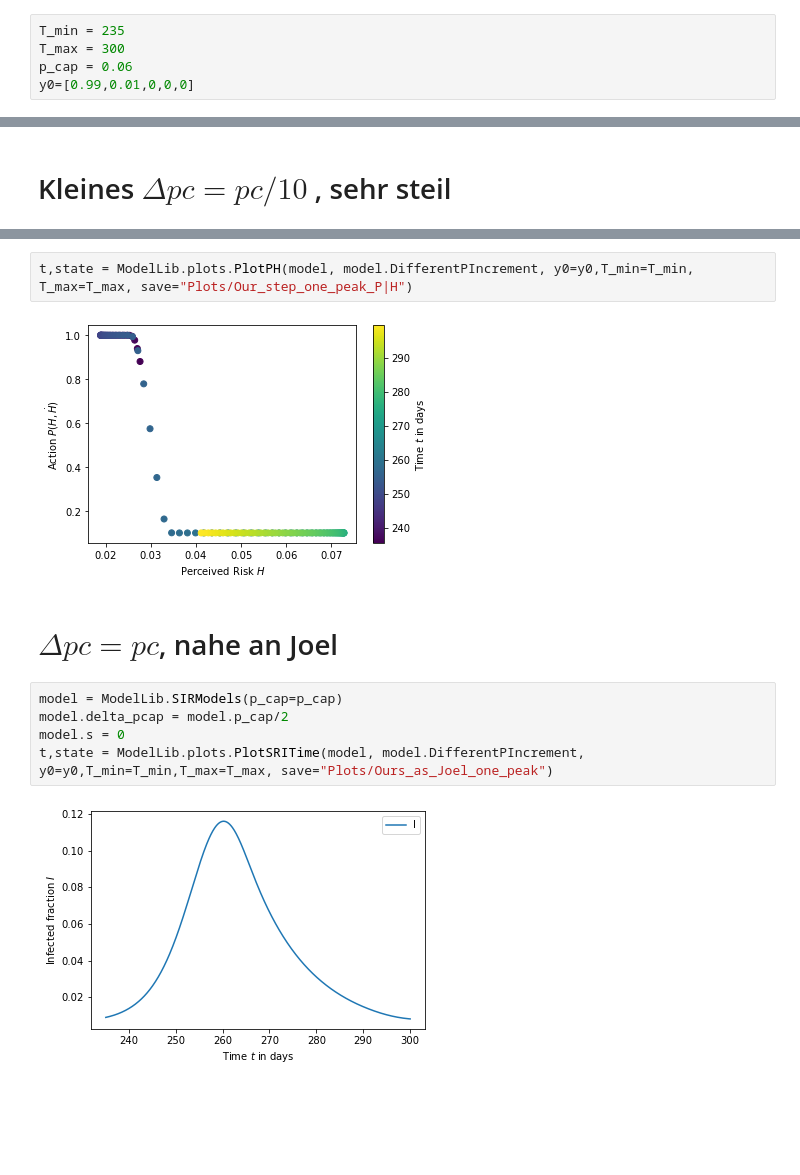
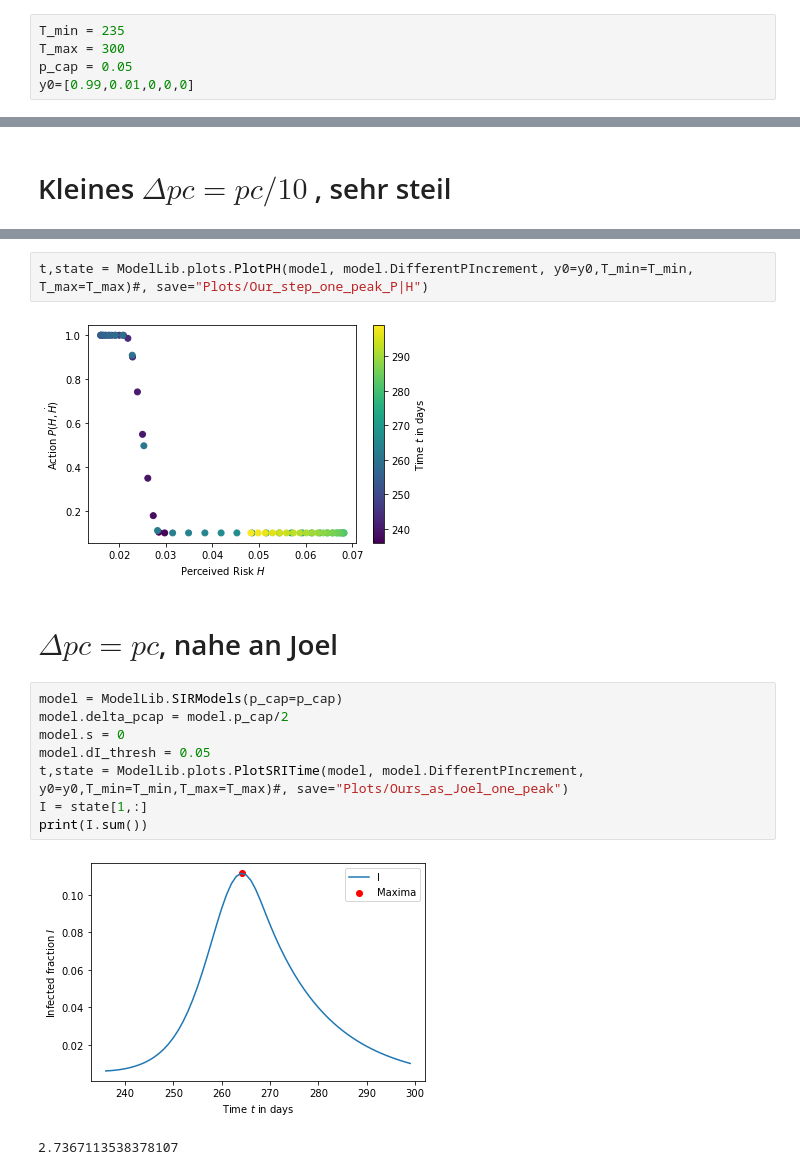
Before and after one commit to simonblaue/Epidemics_SRI_model, a Jupyter notebook: One_Peak.ipynb, the cells around one changed output, grey strips where cells are left out. Cells and saved outputs as stored; diff of their text form; blank space fills up the shorter version.

```diff
--- a/One_Peak.ipynb
+++ b/One_Peak.ipynb
@@ -5,7 +5,7 @@ import ModelLib
 # %%
 T_min = 235
 T_max = 300
-p_cap = 0.06
+p_cap = 0.05
 y0=[0.99,0.01,0,0,0]
 # %% [markdown]
 # Joels Model
@@ -30,14 +33,18 @@ t,state = ModelLib.plots.PlotSRITime(model, model.DifferentPIncrement, y0=y0,T_m
 # %%
-t,state = ModelLib.plots.PlotPH(model, model.DifferentPIncrement, y0=y0,T_min=T_min, T_max=T_max, save="Plots/Our_step_one_peak_P|H")
+t,state = ModelLib.plots.PlotPH(model, model.DifferentPIncrement, y0=y0,T_min=T_min, T_max=T_max)#, save="Plots/Our_step_one_peak_P|H")
 # %% [output]
-[figure, old version]
+[figure, new version]
 # %% [markdown]
 # $\Delta pc= pc$, nahe an Joel
 # %%
 model = ModelLib.SIRModels(p_cap=p_cap)
 model.delta_pcap = model.p_cap/2
 model.s = 0
-t,state = ModelLib.plots.PlotSRITime(model, model.DifferentPIncrement, y0=y0,T_min=T_min,T_max=T_max, save="Plots/Ours_as_Joel_one_peak")
+model.dI_thresh = 0.05
+t,state = ModelLib.plots.PlotSRITime(model, model.DifferentPIncrement, y0=y0,T_min=T_min,T_max=T_max)#, save="Plots/Ours_as_Joel_one_peak")
+I = state[1,:]
+print(I.sum())
 # %% [output]
-[figure, old version]
+[figure, new version]
+2.7367113538378107
 # %%
```
Also changed, not shown: parts of 9 cells of this notebook, 13 other files.
